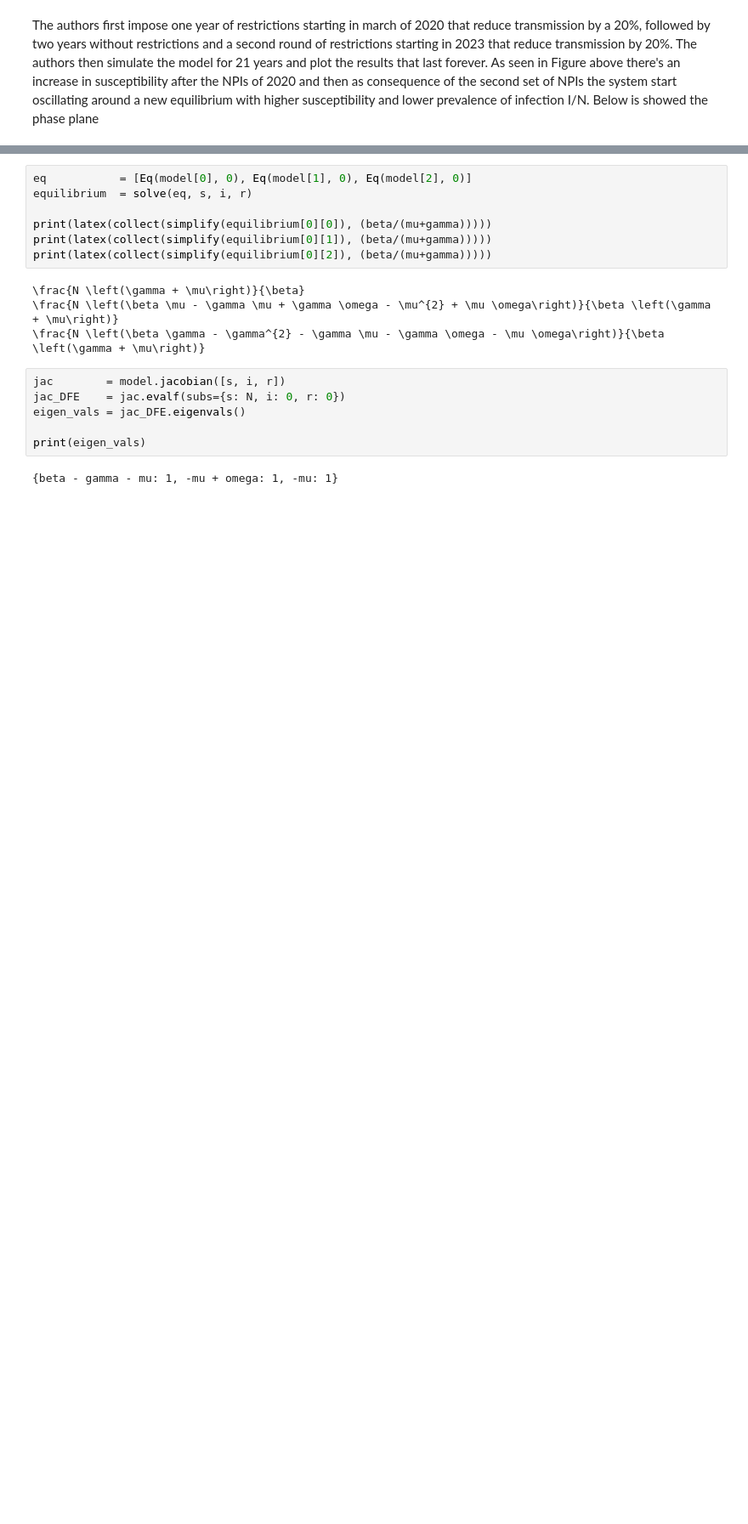
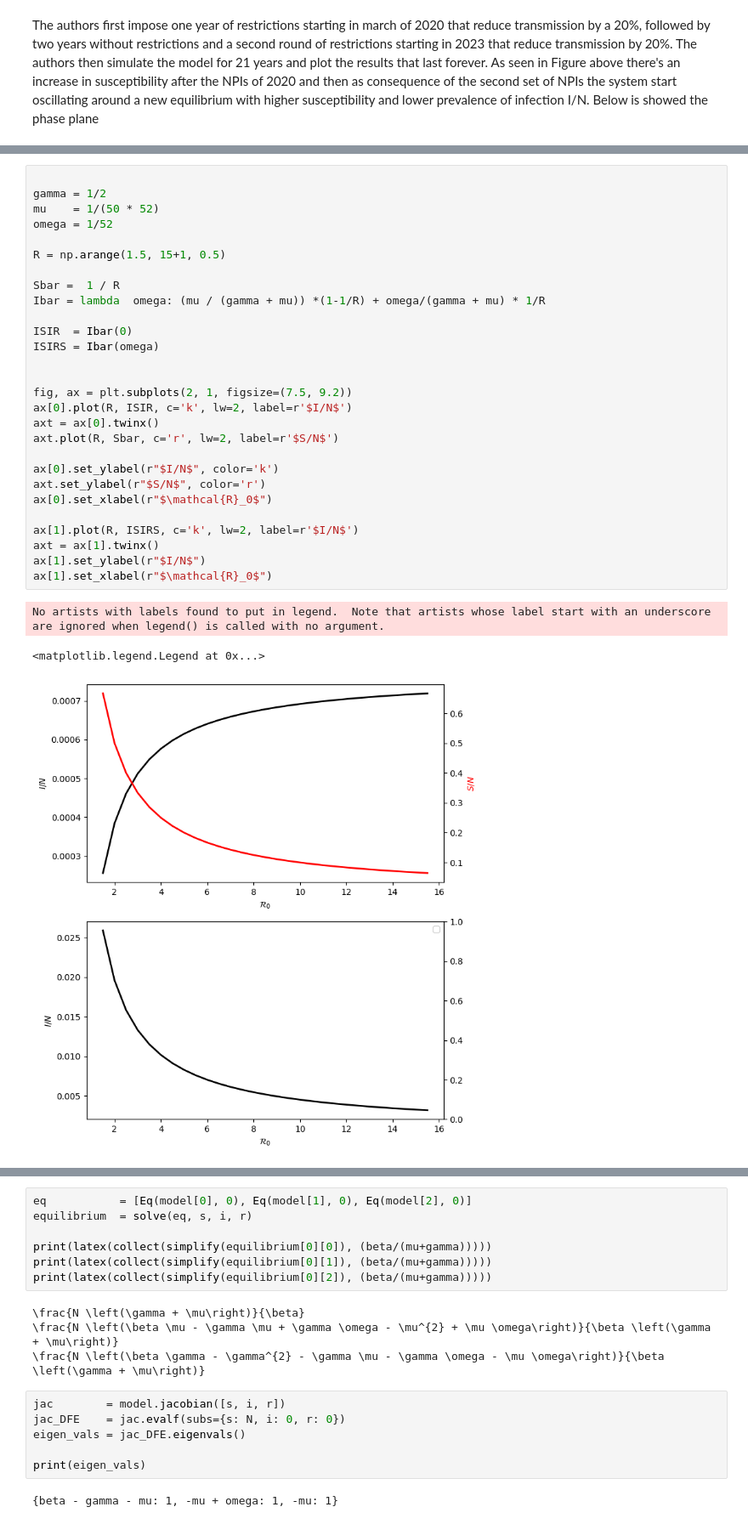
Before and after one commit to ChaosDonkey06/replicated_papers, a Jupyter notebook: 01.ipynb, the cells around one changed output, grey strips where cells are left out. Shown at 85% size. Saved outputs shown, nothing was run; the diff lists cells and outputs as text; blank space fills up the shorter version.

```diff
--- a/01.ipynb
+++ b/01.ipynb
@@ -209,0 +222,32 @@ $$\bar{I}=N \left(\frac{\mu}{\beta}\mathcal{R}_0 + \frac{\omega}{(\gamma+\mu)}\f
+# %%
+
+gamma = 1/2
+mu    = 1/(50 * 52)
+omega = 1/52
+
+R = np.arange(1.5, 15+1, 0.5)
+
+Sbar =  1 / R
+Ibar = lambda  omega: (mu / (gamma + mu)) *(1-1/R) + omega/(gamma + mu) * 1/R
+
+ISIR  = Ibar(0)
+ISIRS = Ibar(omega)
+
+
+fig, ax = plt.subplots(2, 1, figsize=(7.5, 9.2))
+ax[0].plot(R, ISIR, c='k', lw=2, label=r'$I/N$')
+axt = ax[0].twinx()
+axt.plot(R, Sbar, c='r', lw=2, label=r'$S/N$')
+
+ax[0].set_ylabel(r"$I/N$", color='k')
+axt.set_ylabel(r"$S/N$", color='r')
+ax[0].set_xlabel(r"$\mathcal{R}_0$")
+
+ax[1].plot(R, ISIRS, c='k', lw=2, label=r'$I/N$')
+axt = ax[1].twinx()
+ax[1].set_ylabel(r"$I/N$")
+ax[1].set_xlabel(r"$\mathcal{R}_0$")
+# %% [output]
+No artists with labels found to put in legend.  Note that artists whose label start with an underscore are ignored when legend() is called with no argument.
+<matplotlib.legend.Legend at 0x...>
+[figure, added]
```
Also changed, not shown: parts of 9 cells of this notebook.
